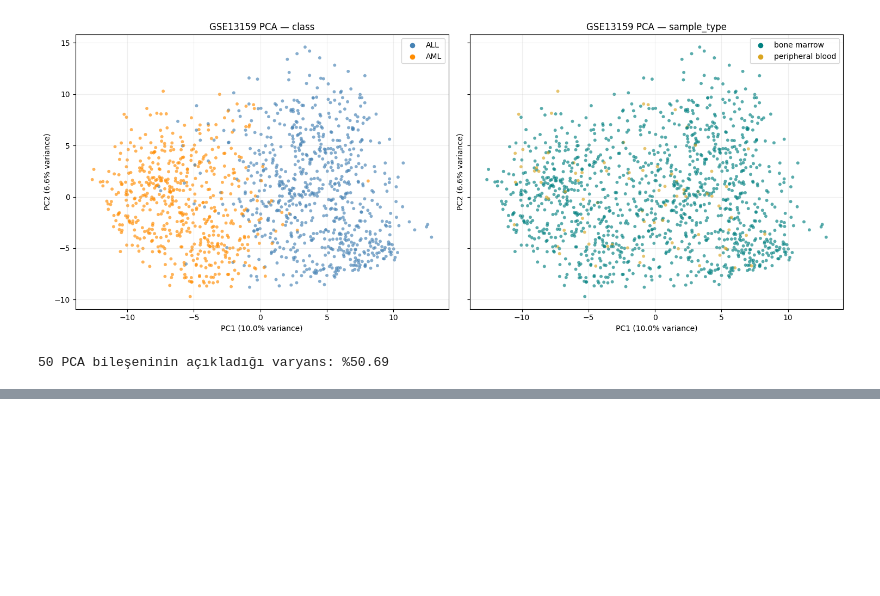
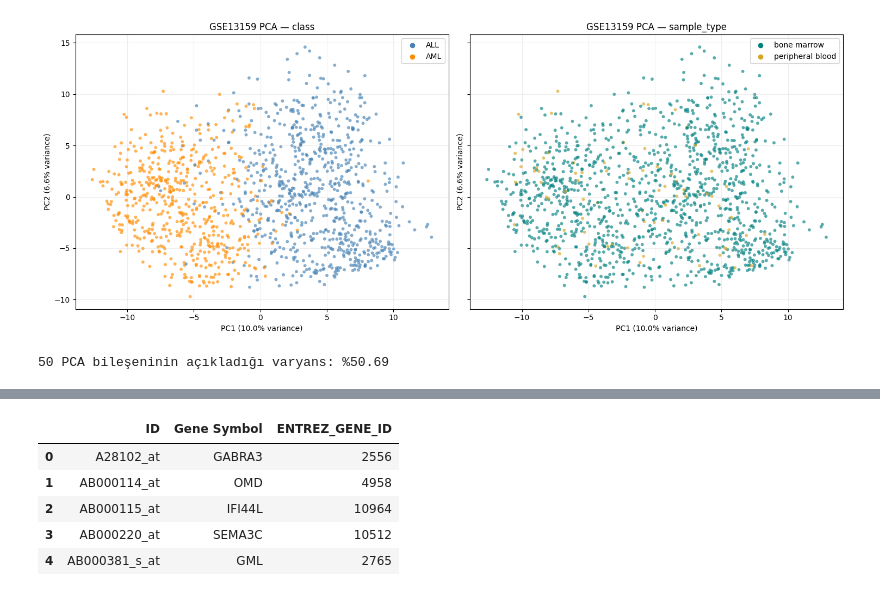
Before and after one commit to feyzatesoglu/all-aml-gene-expression-classification, a Jupyter notebook: notebooks/02_external_dataset_exploration.ipynb, the cells around one changed output, grey strips where cells are left out. Drawn from its saved outputs; the diff is of its cells as text; code cells hidden in the pictures; blank space fills up the shorter version.

```diff
--- a/notebooks/02_external_dataset_exploration.ipynb
+++ b/notebooks/02_external_dataset_exploration.ipynb
@@ -450,3 +450,92 @@ run_info = {
     json.dumps(run_info, ensure_ascii=False, indent=2), encoding="utf-8")
 print("Grafikler:", FIGURE_DIR)
 print("Tablolar:", TABLE_DIR)
+# %%
+from pathlib import Path
+from io import StringIO
+import requests
+import pandas as pd
+
+ANNOTATION_DIR = DATA_DIR / "annotations"
+ANNOTATION_DIR.mkdir(parents=True, exist_ok=True)
+
+def load_geo_platform(accession):
+    path = ANNOTATION_DIR / f"{accession}.soft"
+
+    if not path.exists():
+        url = "https://www.ncbi.nlm.nih.gov/geo/query/acc.cgi"
+        response = requests.get(
+            url,
+            params={
+                "acc": accession,
+                "targ": "self",
+                "form": "text",
+                "view": "full"
+            },
+            timeout=(30, 180)
+        )
+        response.raise_for_status()
+
+        text = response.text
+        if "!platform_table_begin" not in text:
+            raise ValueError(
+                f"{accession}: anotasyon tablosu alınamadı. "
+                "Sunucu erişim kontrolü döndürmüş olabilir."
+            )
+
+        path.write_text(text, encoding="utf-8")
+
+    text = path.read_text(encoding="utf-8")
+
+    if "!platform_table_end" not in text:
+        raise ValueError(f"{accession}: dosya eksik veya geçersiz.")
+
+    table_text = (
+        text.split("!platform_table_begin", 1)[1]
+        .split("!platform_table_end", 1)[0]
+        .strip()
+    )
+
+    annotation = pd.read_csv(
+        StringIO(table_text),
+        sep="\t",
+        dtype=str,
+        keep_default_na=False
+    )
+
+    annotation.columns = annotation.columns.str.strip()
+
+    assert "ID" in annotation.columns
+    assert annotation["ID"].is_unique
+
+    print(f"\n{accession}: {len(annotation):,} prob")
+    print("Sütunlar:", annotation.columns.tolist())
+
+    useful_columns = [
+        column for column in annotation.columns
+        if column == "ID"
+        or "entrez" in column.lower()
+        or "symbol" in column.lower()
+        or "accession" in column.lower()
+    ]
+
+    display(annotation[useful_columns].head())
+    return annotation
+
+gpl80_annotation = load_geo_platform("GPL80")
+gpl570_annotation = load_geo_platform("GPL570")
+
+# İkinci veri setinin prob kimliklerini platform kaydıyla karşılaştır.
+external_ids = set(X_external_clean.columns.astype(str))
+platform_ids = set(gpl570_annotation["ID"])
+
+unmatched_external = sorted(external_ids - platform_ids)
+
+print("\nGSE13159 — GPL570 eşleşme kontrolü")
+print("Analizdeki prob sayısı:", len(external_ids))
+print("Platformda bulunan:", len(external_ids & platform_ids))
+print("Platformda bulunamayan:", len(unmatched_external))
+
+if unmatched_external:
+    print("İlk 20 eşleşmeyen prob:", unmatched_external[:20])
+# %% [output]
@@ -452,0 +544,6 @@ print("Tablolar:", TABLE_DIR)
+|  | ID | Gene Symbol | ENTREZ_GENE_ID |
+| 0 | A28102_at | GABRA3 | 2556 |
+| 1 | AB000114_at | OMD | 4958 |
+| 2 | AB000115_at | IFI44L | 10964 |
+| 3 | AB000220_at | SEMA3C | 10512 |
+| 4 | AB000381_s_at | GML | 2765 |
```
Also changed, not shown: parts of 6 cells of this notebook.
